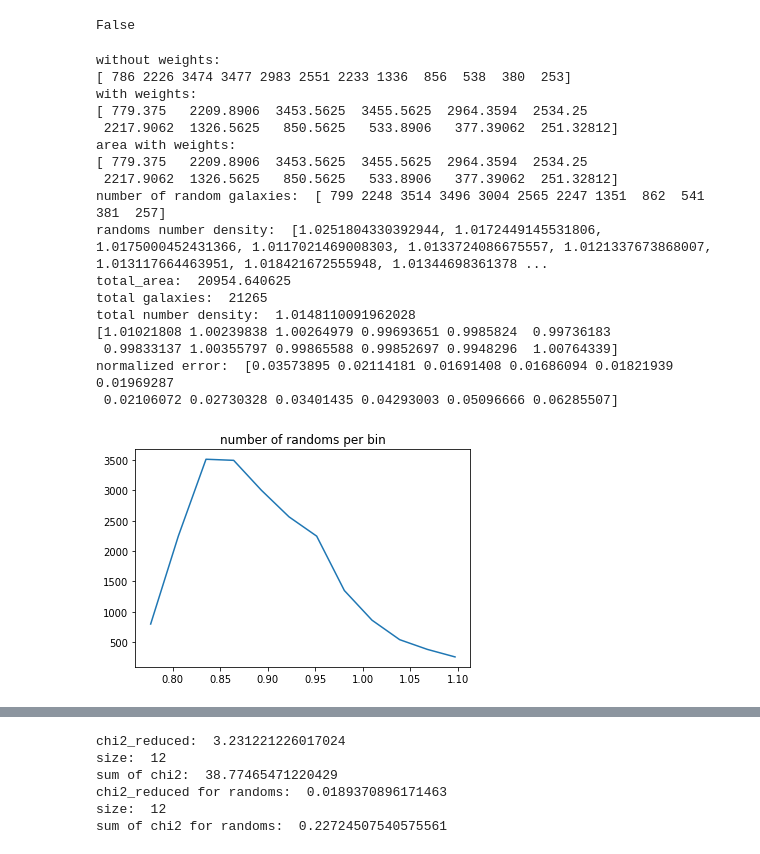
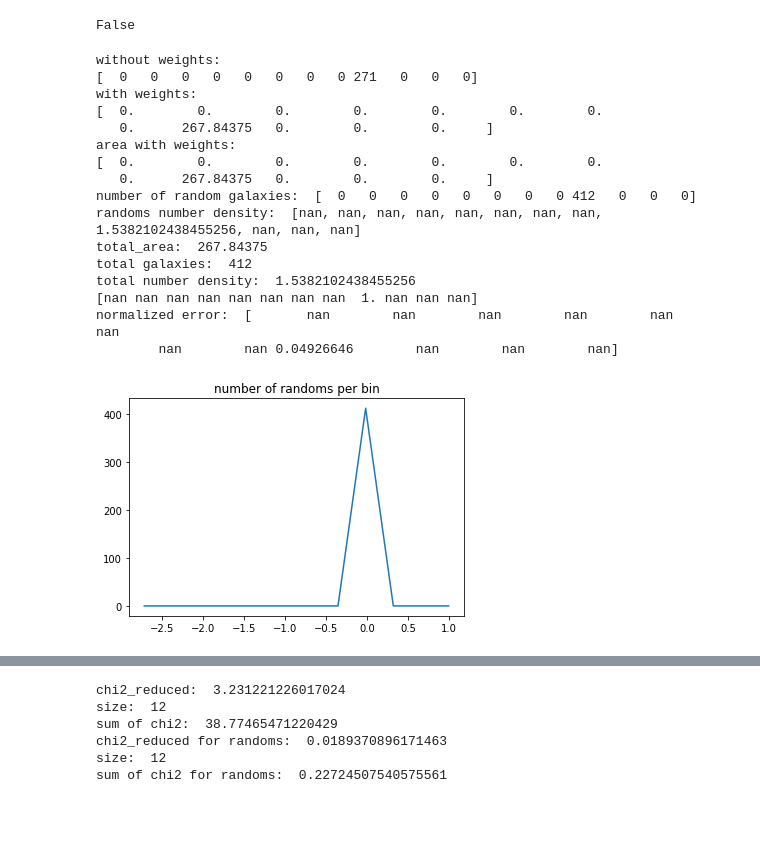
Before and after one commit to sujeong-lee/DMASS, a Jupyter notebook: code_py3/Systematics.ipynb, the cells around one changed output, grey strips where cells are left out. Drawn from its saved outputs; the diff is of its cells as text; code cells hidden in the pictures; blank space fills up the shorter version.

```diff
--- a/code_py3/Systematics.ipynb
+++ b/code_py3/Systematics.ipynb
@@ -298,10 +314,11 @@ reading 1/1 /fs/scratch/PCON0003/warner785/bwarner/y3/band_z/y3a2_z_o.4096_t.327
 index_mask = np.argsort(dmass_val['HPIX_4096'])
 dmass_chron = dmass_val[index_mask] # ordered by hpix values
 
-dim_mask = np.in1d(sysMap['PIXEL'], dmass_chron['HPIX_4096'], assume_unique=False, invert=False)
+#dim_mask = np.in1d(sysMap['PIXEL'], dmass_chron['HPIX_4096'], assume_unique=False, invert=False)
 
 sysHp = np.zeros(hp.nside2npix(4096))
-sysHp[sysMap['PIXEL'][dim_mask]] = sysMap['SIGNAL'][dim_mask]
+#sysHp[sysMap['PIXEL'][dim_mask]] = sysMap['SIGNAL'][dim_mask]
+sysHp[sysMap['PIXEL']] = sysMap['SIGNAL']
 #print(sysHp.size)
 #print(sysHp[35369:35469])
 
@@ -377,7 +406,19 @@ print(LSSGoldmask["SIGNAL"])
 # %% [output]
 [1.     1.     1.     ... 1.     1.     0.9375]
 # %%
-dim_mask = np.in1d(sysMap['PIXEL'], dmass_chron['HPIX_4096'], assume_unique=False, invert=False)
+#dim_mask = np.in1d(sysMap['PIXEL'], dmass_chron['HPIX_4096'], assume_unique=False, invert=False)
 
-print(dmass_chron['HPIX_4096'])
+#print(dmass_chron['HPIX_4096'])
+
+from numpy.lib.recfunctions import append_fields
+
+theta, phi = hp.pix2ang(4096, dmass_chron['HPIX_4096'])
+HPIX_512 = hp.ang2pix(512, theta, phi)
+
+dmass_chron = append_fields(dmass_chron, 'HPIX_512', HPIX_512, usemask=False)
+print(dmass_chron.dtype.names)
+
+# hp.-- conversion -- use RA DEC, or Su's code -- github -- add column of HPIX_512
+# pixel ID of nside --> pixel ID of new nside
+# or existing column added
 # %% [output]
@@ -388,9 +435,13 @@ import matplotlib.pyplot as plt
 
 #np.percentile()
 
+dim_mask = np.in1d(sysMap['PIXEL'], dmass_chron['HPIX_512'], assume_unique=False, invert=False)
+
 minimum = np.percentile(sysMap['SIGNAL'][dim_mask], 1)
+#minimum = np.percentile(sysMap['SIGNAL'], 1)
 #minimum = np.min(sysMap['SIGNAL'][dim_mask]) #FWHM signal (for g filter)
 maximum = np.percentile(sysMap['SIGNAL'][dim_mask], 99)
+#maximum = np.percentile(sysMap['SIGNAL'], 99)
 #maximum = np.max(sysMap['SIGNAL'][dim_mask])
 #print(minimum)
 #print(maximum)
@@ -400,10 +451,11 @@ pcenter = pbin[:-1] + 0.025
 
 x = np.zeros(hp.nside2npix(512))
 x[sysMap['PIXEL'][dim_mask]] = sysMap['SIGNAL'][dim_mask]
+#x[sysMap['PIXEL']] = sysMap['SIGNAL']
 
 #systematic value at galaxy location:
 
-sysval_gal = x[dmass_chron['HPIX_4096']]
+sysval_gal = x[dmass_chron['HPIX_512']]
 print(sysval_gal)
 h,_ = np.histogram(sysval_gal , bins=pbin, weights = dmass_chron["WEIGHT"]) # -- density of dmass sample, not gold sample
 print(h)
@@ -548,7 +606,7 @@ import matplotlib.pyplot as plt
 # convert RA and DEC to PIXELS for randoms:
 phi = random_val['RA'] * np.pi / 180.0
 theta = ( 90.0 - random_val['DEC'] ) * np.pi/180.0
-nside= 4096
+nside= 512
 random_pix = hp.ang2pix(nside,theta,phi,nest=True)
 #print(random_pix)
 
@@ -558,16 +616,19 @@ random_chron = random_pix[index_ran_mask] # ordered by hpix values
 dim_ran_mask = np.in1d(sysMap['PIXEL'], random_chron, assume_unique=False, invert=False)
 
 minimum = np.percentile(sysMap['SIGNAL'][dim_mask], 1)
+#minimum = np.percentile(sysMap['SIGNAL'], 1)
 #minimum = np.min(sysMap['SIGNAL'][dim_mask]) #FWHM signal (for g filter)
 maximum = np.percentile(sysMap['SIGNAL'][dim_mask], 99)
+#maximum = np.percentile(sysMap['SIGNAL'], 99)
 #print(minimum)
 #print(maximum)
 
 pbin = np.linspace(minimum, maximum, 13)
 pcenter = pbin[:-1] + 0.025
 
-x = np.zeros(hp.nside2npix(4096))
+x = np.zeros(hp.nside2npix(512))
 x[sysMap['PIXEL'][dim_ran_mask]] = sysMap['SIGNAL'][dim_ran_mask]
+#x[sysMap['PIXEL']] = sysMap['SIGNAL']
 
 #systematic value at galaxy location:
 
@@ -589,12 +650,14 @@ plt.title('number of randoms per bin')
 fig.savefig('random_bin.pdf')
 
 sys_ran_signal = sysMap['SIGNAL'][dim_ran_mask]
+#sys_ran_signal = sysMap['SIGNAL']
 n_ran,_ = np.histogram(sys_ran_signal , bins=pbin )
 print('without weights:')
 print(n_ran)
 
 matched_ran_sys = sysMap[dim_ran_mask]
-mask = np.zeros(hp.nside2npix(4096))
+#matched_ran_sys = sysMap
+mask = np.zeros(hp.nside2npix(512))
 bao_mask_ran = np.in1d(LSSGoldmask["PIXEL"], matched_ran_sys["PIXEL"], assume_unique=False, invert=False)
 mask[matched_ran_sys["PIXEL"]] = matched_ran_sys["SIGNAL"]
 
@@ -605,7 +668,8 @@ print('with weights:')
 print(area1_ran)
 
 matched_ran_sys2 = sysMap[dim_ran_mask]
-mask2 = np.zeros(hp.nside2npix(4096))
+#matched_ran_sys2 = sysMap
+mask2 = np.zeros(hp.nside2npix(512))
 bao_mask2_ran = np.in1d(fracDet["PIXEL"], matched_ran_sys["PIXEL"], assume_unique=False, invert=False)
 mask2[matched_ran_sys["PIXEL"]] = matched_ran_sys["SIGNAL"]
 frac_sys_ran = mask2[fracDet["PIXEL"][bao_mask2_ran]]
@@ -630,48 +694,47 @@ total_area_ran = 0
 #Normalize based on total number density of used footprint:
 for x in range(len(area_ran)):
     total_area_ran += area_ran[x]
 
 print("total_area: ", total_area_ran)
 
 # total galaxies:
 total_h_ran = 0
 for x in range(len(h_ran)):
     total_h_ran += h_ran[x]
 
 print("total galaxies: ", total_h_ran)
 
 #normalization:
 total_num_density_ran = total_h_ran/total_area_ran
 
 print("total number density: ", total_num_density_ran)
 
 # apply normalization:
 #print(number_density)
 norm_number_density_ran = number_density_ran/total_num_density_ran
 print(norm_number_density_ran)
 
 fracerr_ran = np.sqrt(h_ran) #1 / sqrt(number of randoms cmass galaxies in each bin)
 fracerr_ran_norm = (fracerr_ran/area_ran)/total_num_density_ran
 print("normalized error: ", fracerr_ran_norm)
 # %% [output]
 without weights:
-[ 786 2226 3474 3477 2983 2551 2233 1336  856  538  380  253]
+[  0   0   0   0   0   0   0   0 271   0   0   0]
 with weights:
-[ 779.375   2209.8906  3453.5625  3455.5625  2964.3594  2534.25
- 2217.9062  1326.5625   850.5625   533.8906   377.39062  251.32812]
+[  0.        0.        0.        0.        0.        0.        0.
+   0.      267.84375   0.        0.        0.     ]
 area with weights:
-[ 779.375   2209.8906  3453.5625  3455.5625  2964.3594  2534.25
- 2217.9062  1326.5625   850.5625   533.8906   377.39062  251.32812]
-number of random galaxies:  [ 799 2248 3514 3496 3004 2565 2247 1351  862  541  381  257]
-randoms number density:  [1.0251804330392944, 1.0172449145531806, 1.0175000452431366, 1.0117021469008303, 1.0133724086675557, 1.0121337673868007, 1.013117664463951, 1.018421672555948, 1.01344698361378 ...
-total_area:  20954.640625
-total galaxies:  21265
-total number density:  1.0148110091962028
-[1.01021808 1.00239838 1.00264979 0.99693651 0.9985824  0.99736183
- 0.99833137 1.00355797 0.99865588 0.99852697 0.9948296  1.00764339]
-normalized error:  [0.03573895 0.02114181 0.01691408 0.01686094 0.01821939 0.01969287
- 0.02106072 0.02730328 0.03401435 0.04293003 0.05096666 0.06285507]
+[  0.        0.        0.        0.        0.        0.        0.
+   0.      267.84375   0.        0.        0.     ]
+number of random galaxies:  [  0   0   0   0   0   0   0   0 412   0   0   0]
+randoms number density:  [nan, nan, nan, nan, nan, nan, nan, nan, 1.5382102438455256, nan, nan, nan]
+total_area:  267.84375
+total galaxies:  412
+total number density:  1.5382102438455256
+[nan nan nan nan nan nan nan nan  1. nan nan nan]
+normalized error:  [       nan        nan        nan        nan        nan        nan
+        nan        nan 0.04926646        nan        nan        nan]
-[figure, old version]
+[figure, new version]
 # %%
 print(h_ran)
 print(area_ran)
```
Also changed, not shown: parts of 16 cells of this notebook.
